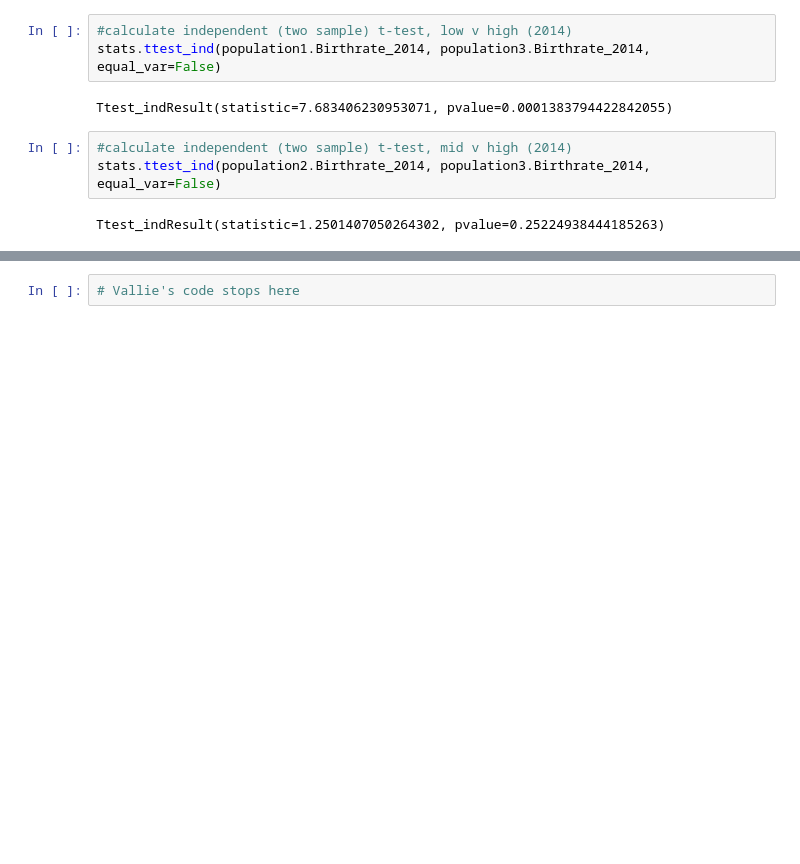
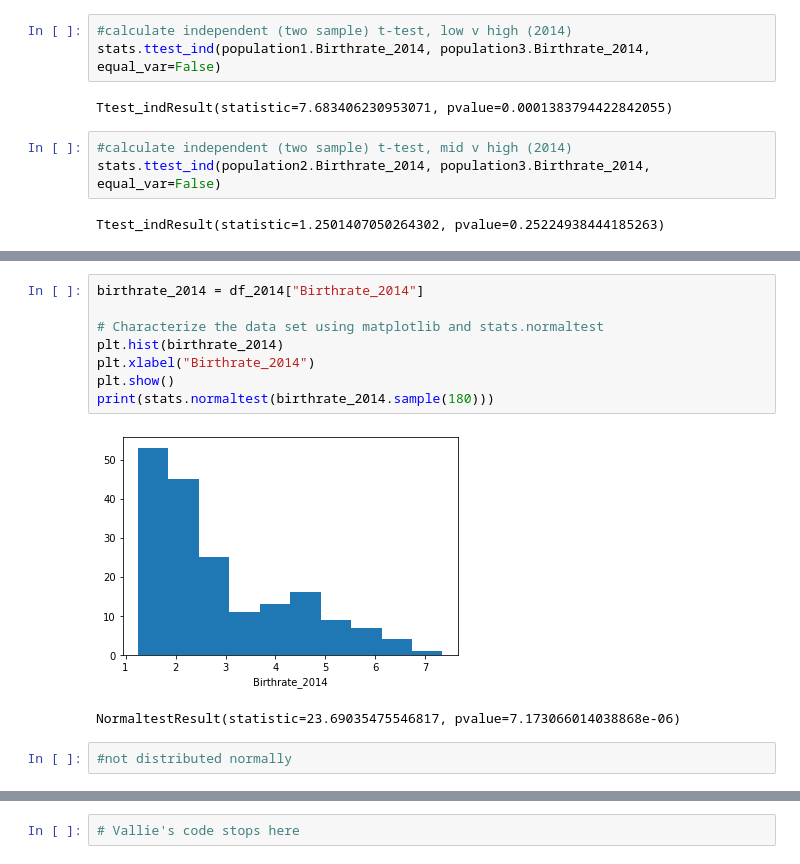
Before and after one commit to VallieTracy/project-one, a Jupyter notebook: Team_Awesome_Project_1.ipynb, the cells around one changed output, grey strips where cells are left out. Cells and saved outputs as stored; diff of their text form; blank space fills up the shorter version.

```diff
--- a/Team_Awesome_Project_1.ipynb
+++ b/Team_Awesome_Project_1.ipynb
@@ -1187,0 +1242,13 @@ Ttest_indResult(statistic=1.2501407050264302, pvalue=0.25224938444185263)
+# %%
+birthrate_2014 = df_2014["Birthrate_2014"]
+
+# Characterize the data set using matplotlib and stats.normaltest
+plt.hist(birthrate_2014)
+plt.xlabel("Birthrate_2014")
+plt.show()
+print(stats.normaltest(birthrate_2014.sample(180)))
+# %% [output]
+[figure, added]
+NormaltestResult(statistic=23.69035475546817, pvalue=7.173066014038868e-06)
+# %%
+#not distributed normally
```
Also changed, not shown: parts of 14 cells of this notebook.
